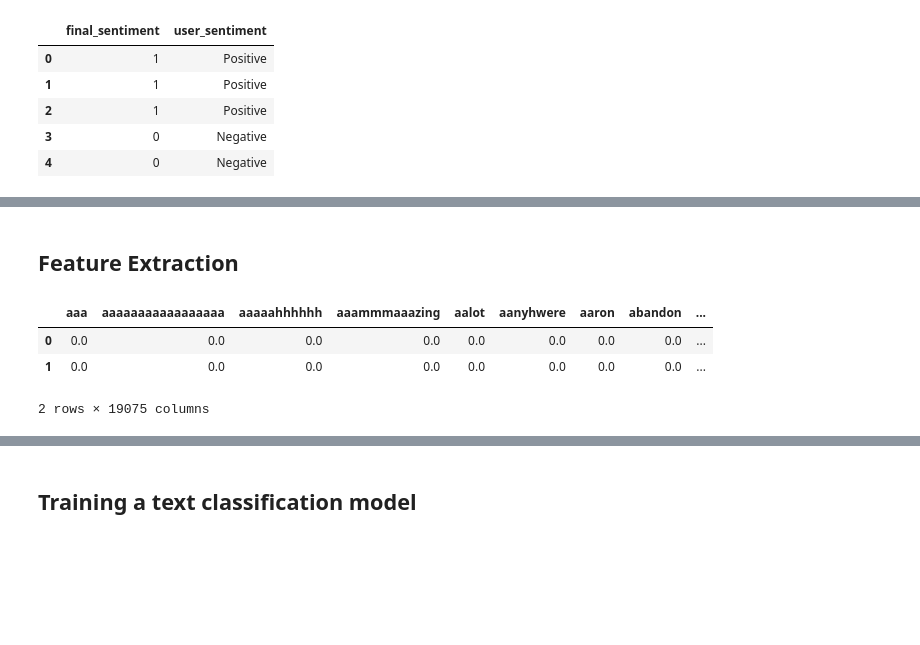
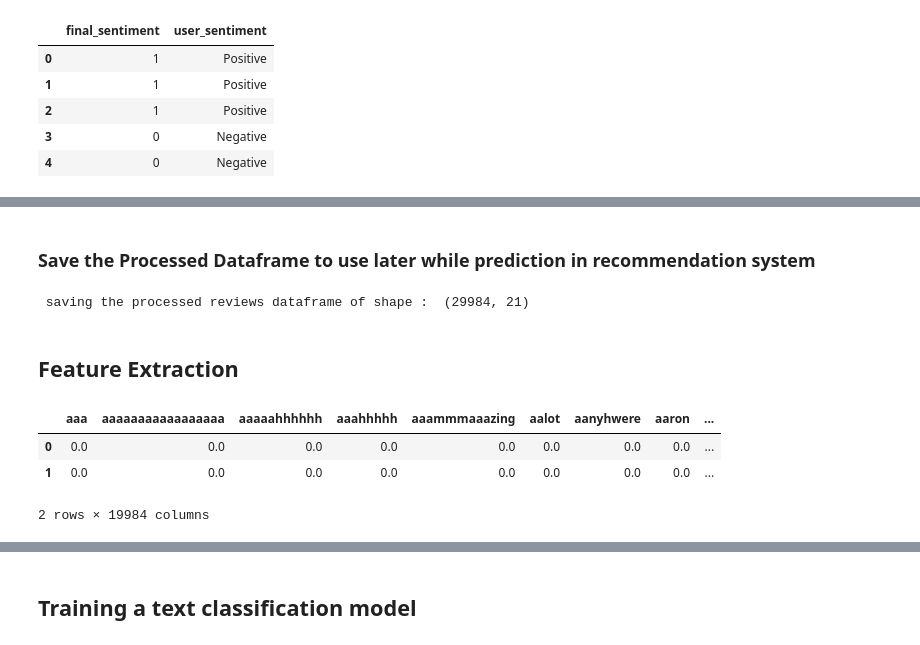
Before and after one commit to nveenkumr/SentimentBased_ProductRecommendation, a Jupyter notebook: Sentiment_Analysis_ProductReviews_3Models.ipynb, the cells around one changed output, grey strips where cells are left out. Drawn from its saved outputs; the diff is of its cells as text; code cells hidden in the pictures; blank space fills up the shorter version.

Commit message:
sentimentanalysis updated

```diff
--- a/Sentiment_Analysis_ProductReviews_3Models.ipynb
+++ b/Sentiment_Analysis_ProductReviews_3Models.ipynb
@@ -250,0 +279,4 @@ df_manfc_rating.plot(title='Average rating based on Brand for which there are mo
+# %%
+#removing the duplicate rows
+prod_df = prod_df.drop_duplicates(subset=imp_cols, keep='last')
+prod_df.shape
@@ -349,7 +427,7 @@ def review_preprocess(review, exlude_notKeywords=True):
     Removing HTML tag from review
     """
     clean = re.compile('<.*?>')
-    review_without_tag = re.sub(clean, '', review)
+    review_without_tag = re.sub(clean, '', str(review) )
 
 
     """
@@ -419,0 +499,4 @@ After Pre processing :- not recommend product anyone
+# %%
+
+prod_df['concat_title_reviews'] = prod_df['reviews_title']+" "+prod_df['reviews_text']
+prod_df['concat_title_reviews'].head(5)
@@ -422,6 +512,6 @@ After Pre processing :- not recommend product anyone
 # %%
 import time
 start_time=time.time()
-prod_df['reviews_text_processed']=prod_df['reviews_text'].apply(review_preprocess)
+prod_df['reviews_text_processed']=prod_df['concat_title_reviews'].apply(review_preprocess)
 print('Elapsed time for review preprocessing : ',((time.time()-start_time)/60),' in minutes')
 # %% [output]
@@ -453,3 +551,12 @@ prod_df[['final_sentiment','user_sentiment']].head()
+# %% [markdown]
+### Save the Processed Dataframe to use later while prediction in recommendation system
+# %%
+print(" saving the processed reviews dataframe of shape : ",prod_df.shape)
+
+col_to_save = ['id' ,'name' ,'reviews_rating','reviews_username','reviews_text_processed','final_sentiment']
+prod_df[col_to_save].to_csv('sentiment_analysis_processed_reviews.csv')
+# %% [output]
+ saving the processed reviews dataframe of shape :  (29984, 21)
 # %% [markdown]
 ## Feature Extraction
 # %%
@@ -460,18 +567,18 @@ vect = TfidfVectorizer()
 tfidf_vect=vect.fit_transform(reviews_txt)
 # %%
 train_features = pd.DataFrame(tfidf_vect.toarray(),columns=vect.get_feature_names())
-dummy_ratingdf =pd.get_dummies(prod_df['reviews_rating'],drop_first=True) # creating dummy variable for reviews rating(1,2..,5)
+#dummy_ratingdf =pd.get_dummies(prod_df['reviews_rating'],drop_first=True) # creating dummy variable for reviews rating(1,2..,5)
 train_features.reset_index(drop=True,inplace=True)
-dummy_ratingdf.reset_index(drop=True,inplace=True)
-train_features= pd.concat([train_features,dummy_ratingdf],axis=1)
+#dummy_ratingdf.reset_index(drop=True,inplace=True)
+#train_features= pd.concat([train_features,dummy_ratingdf],axis=1)
 X = train_features
-y =prod_df['final_sentiment']
+y = prod_df['final_sentiment']
 X.head(2)
 # %% [output]
-|  | aaa | aaaaaaaaaaaaaaaaa | aaaaahhhhhh | aaammmaaazing | aalot | aanyhwere | aaron | abandon | ... |
+|  | aaa | aaaaaaaaaaaaaaaaa | aaaaahhhhhh | aaahhhhh | aaammmaaazing | aalot | aanyhwere | aaron | ... |
 | 0 | 0.0 | 0.0 | 0.0 | 0.0 | 0.0 | 0.0 | 0.0 | 0.0 | ... |
 | 1 | 0.0 | 0.0 | 0.0 | 0.0 | 0.0 | 0.0 | 0.0 | 0.0 | ... |
-2 rows × 19075 columns
+2 rows × 19984 columns
 # %%
 #len of train features
 len(train_features)
```
Also changed, not shown: parts of 37 cells of this notebook.
